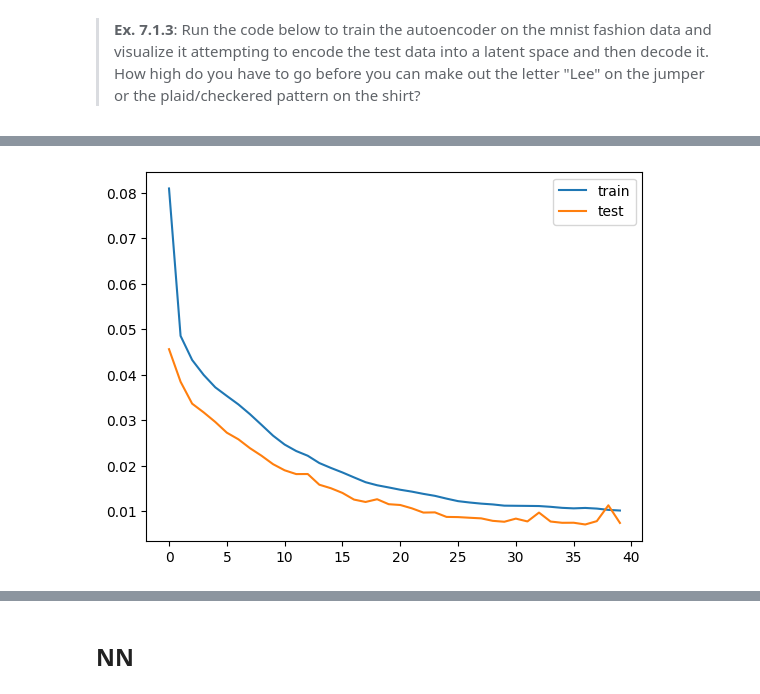
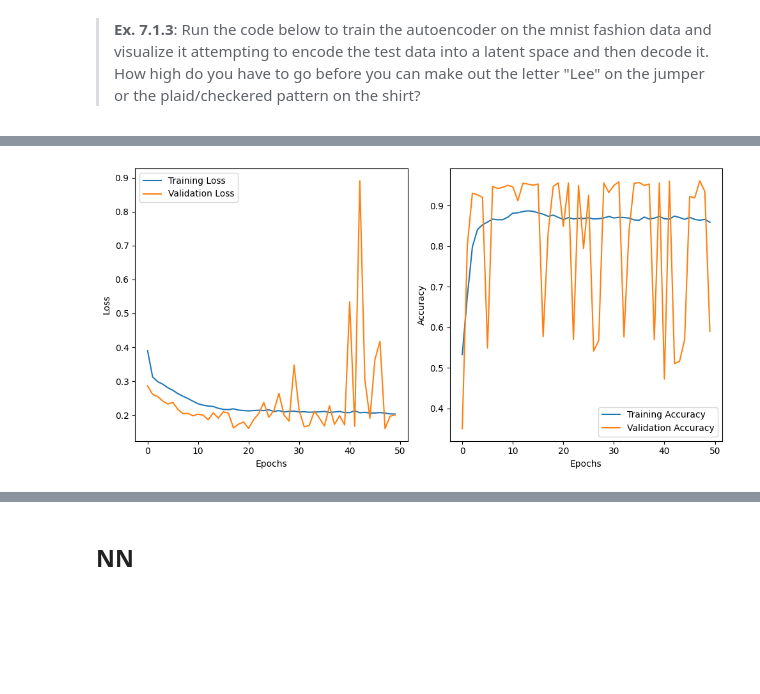
Before and after one commit to TylerHaims/Diabetes, a Jupyter notebook: encoder.ipynb, the cells around one changed output, grey strips where cells are left out. Drawn from its saved outputs; the diff is of its cells as text; code cells hidden in the pictures; blank space fills up the shorter version.

```diff
--- a/encoder.ipynb
+++ b/encoder.ipynb
@@ -39,14 +42,18 @@ Y = diabetes['Diabetes_binary']
 X = X.values
 Y = Y.values
 # %%
-x_train, x_test, y_train, y_test = train_test_split(X, Y, test_size=0.3, random_state=1)
-# X_train, X_test, y_train, y_test = train_test_split(X, y, test_size=0.2, random_state=42)
+# x_train, x_temp, y_train, y_temp = train_test_split(X, Y, test_size=0.3, random_state=1)
+# x_val, x_test, y_val, y_test = train_test_split(x_temp, y_temp, test_size=0.5, random_state=2)
+
+x_train, x_temp, y_train, y_temp = train_test_split(X, Y, test_size=0.3, stratify=Y, random_state=1)
+x_val, x_test, y_val, y_test = train_test_split(x_temp, y_temp, test_size=0.5, stratify=y_temp, random_state=2)
 
 # scale data
-t = MinMaxScaler()
+t = StandardScaler()
 t.fit(x_train)
 x_train = t.transform(x_train)
 x_test = t.transform(x_test)
+x_val = t.transform(x_val)
 # %% [markdown]
 Having worked with Keras for a while now, the construction of an autoencoder is simple. Following this [tutorial](https://www.tensorflow.org/tutorials/generative/autoencoder) we construct a subclass of the `keras.models.Model` class called `Autoencoder` that inherits the some methods we want for training (`.compile`, `.fit`) and inference (`.predict`)
 # %%
@@ -97,9 +136,13 @@ model = Model(inputs=visible, outputs=output)
 # %%
+from keras.optimizers import Adam
+
+optimizer = Adam(learning_rate=0.001)
+
 # compile autoencoder model
-model.compile(optimizer='adam', loss='mse')
+model.compile(optimizer=optimizer, loss='mse', metrics=['accuracy'])
 # %% [markdown]
 > **Ex. 7.1.3**: Run the code below to train the autoencoder on the mnist fashion data and visualize it attempting to encode the test data into a latent space and then decode it. How high do you have to go before you can make out the letter "Lee" on the jumper or the plaid/checkered pattern on the shirt?
 # %%
 # fit the autoencoder model to reconstruct input
-history = model.fit(x_train, x_train, epochs=40, batch_size=32, verbose=2, validation_data=(x_test,x_test))
+history = model.fit(x_train, x_train, epochs=50, batch_size=32, verbose=2, validation_data=(x_val,x_val))
 # %% [output]
@@ -123,11 +166,27 @@ Epoch 40/40
-# %%
-# plot loss
-plt.plot(history.history['loss'], label='train')
-plt.plot(history.history['val_loss'], label='test')
-plt.legend()
-plt.show()
-# %% [output]
-[figure, removed]
+# %%
+# plot loss
+# Plot loss
+plt.figure(figsize=(10, 5))
+plt.subplot(1, 2, 1)
+plt.plot(history.history['loss'], label='Training Loss')
+plt.plot(history.history['val_loss'], label='Validation Loss')
+plt.xlabel('Epochs')
+plt.ylabel('Loss')
+plt.legend()
+
+# Plot accuracy
+plt.subplot(1, 2, 2)
+plt.plot(history.history['accuracy'], label='Training Accuracy')
+plt.plot(history.history['val_accuracy'], label='Validation Accuracy')
+plt.xlabel('Epochs')
+plt.ylabel('Accuracy')
+plt.legend()
+
+plt.tight_layout()  # Adjust layout to prevent overlapping
+plt.savefig('AE_loss_acc_separate.png')
+plt.show()
+# %% [output]
+[figure, added]
 # %%
 # define an encoder model (without the decoder)
 encoder = Model(inputs=visible, outputs=bottleneck)
```
Also changed, not shown: parts of 35 cells of this notebook, 1 other file.
